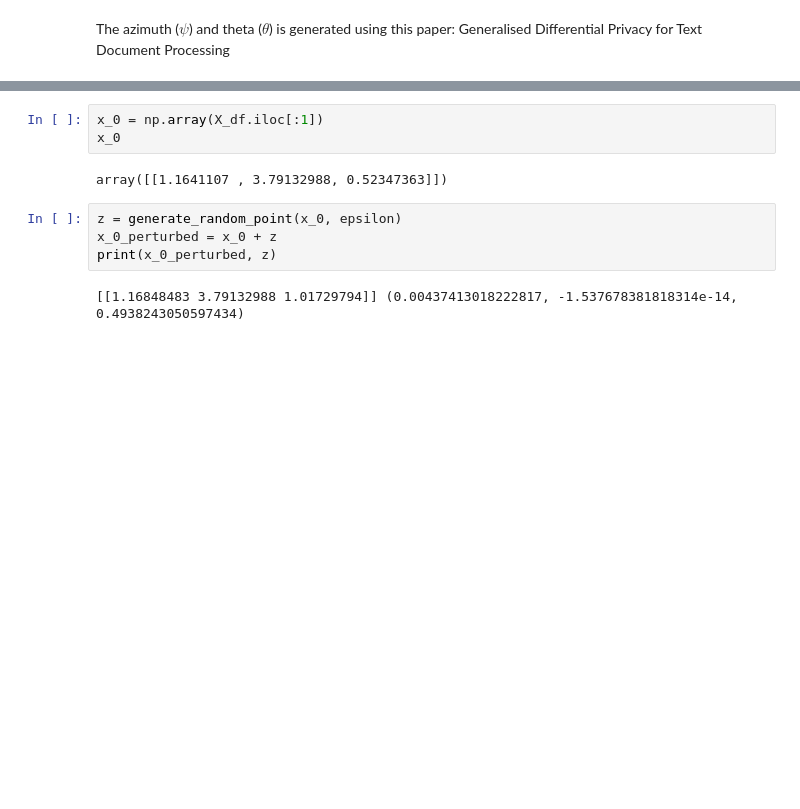
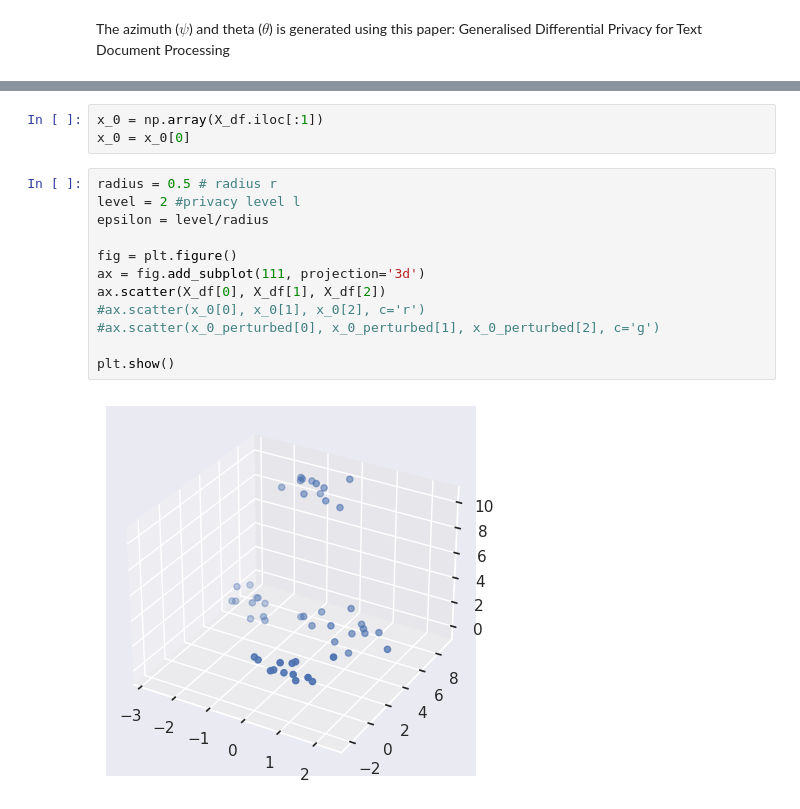
Before and after one commit to tjvanderende/privacy-preserved-clustering-with-nD-Laplace, a Jupyter notebook: RQ2/research.ipynb, the cells around one changed output, grey strips where cells are left out. Saved outputs shown, nothing was run; the diff lists cells and outputs as text; blank space fills up the shorter version.

```diff
--- a/RQ2/research.ipynb
+++ b/RQ2/research.ipynb
@@ -103,11 +157,17 @@ def generate_random_point(X_1, epsilon):
 # %%
 x_0 = np.array(X_df.iloc[:1])
-x_0
+x_0 = x_0[0]
-# %% [output]
-array([[1.1641107 , 3.79132988, 0.52347363]])
-# %%
-z = generate_random_point(x_0, epsilon)
-x_0_perturbed = x_0 + z
-print(x_0_perturbed, z)
-# %% [output]
-[[1.16848483 3.79132988 1.01729794]] (0.00437413018222817, -1.537678381818314e-14, 0.4938243050597434)
+# %%
+radius = 0.5 # radius r
+level = 2 #privacy level l
+epsilon = level/radius
+
+fig = plt.figure()
+ax = fig.add_subplot(111, projection='3d')
+ax.scatter(X_df[0], X_df[1], X_df[2])
+#ax.scatter(x_0[0], x_0[1], x_0[2], c='r')
+#ax.scatter(x_0_perturbed[0], x_0_perturbed[1], x_0_perturbed[2], c='g')
+
+plt.show()
+# %% [output]
+[figure, added]
```
Also changed, not shown: parts of 6 cells of this notebook, 1 other file.
